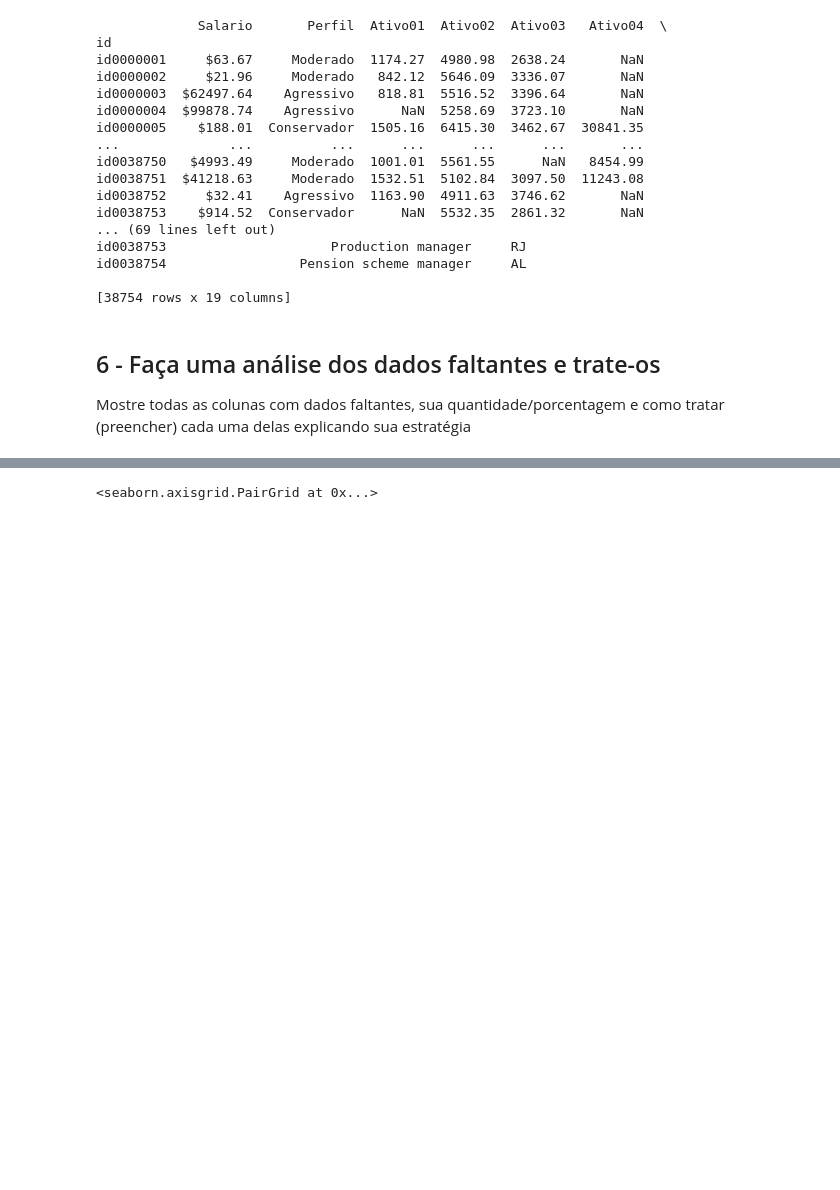
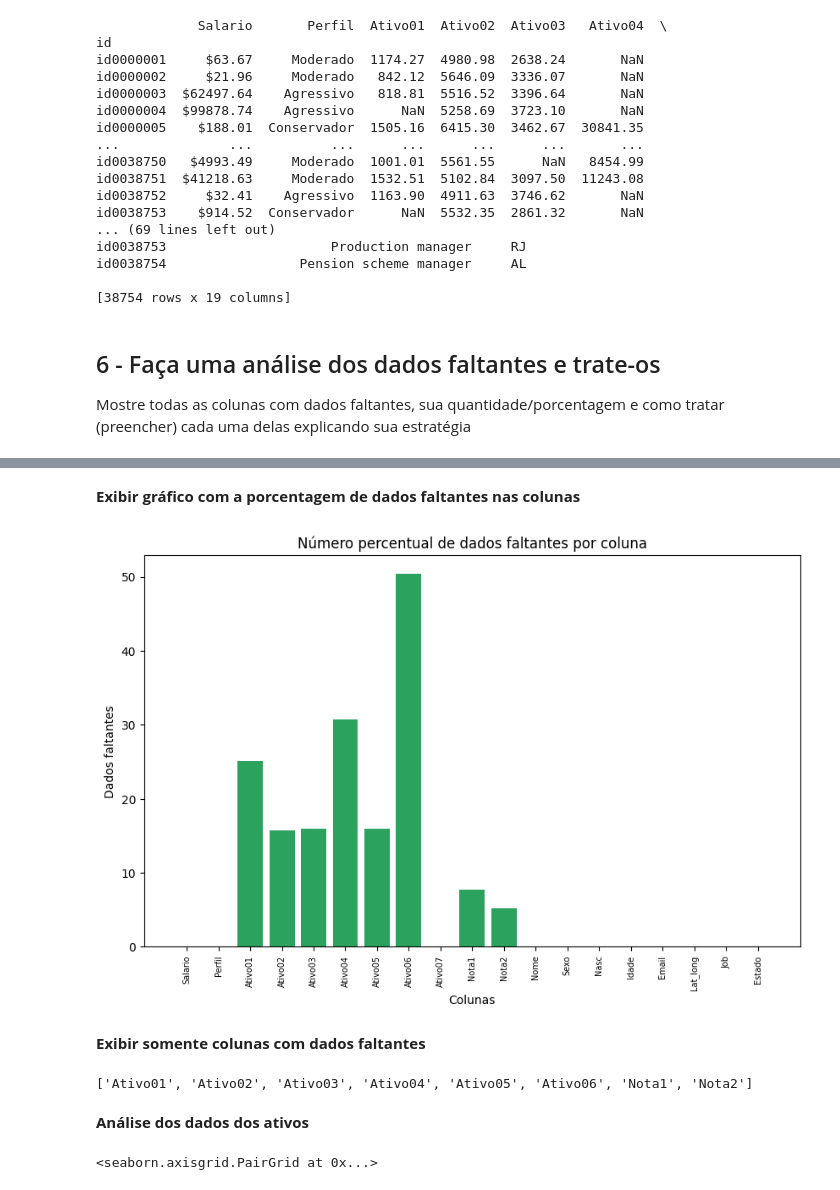
Before and after one commit to castroavila/projeto_aplicado_modulo_3, a Jupyter notebook: Proj 1 - pandas - notebook.ipynb, the cells around one changed output, grey strips where cells are left out. Drawn from its saved outputs; the diff is of its cells as text; code cells hidden in the pictures; blank space fills up the shorter version.

```diff
--- a/Proj 1 - pandas - notebook.ipynb
+++ b/Proj 1 - pandas - notebook.ipynb
@@ -208,3 +190,47 @@ Estado: 0/0.00%
+# %% [markdown]
+**Exibir gráfico com a porcentagem de dados faltantes nas colunas**
+# %%
+import matplotlib.pyplot as plt
+
+def plotar_grafico_nans(dataset):
+    n_linhas = len(dataset) # número total de linhas
+    colunas_nans = dataset.isnull().sum() # número de NaNs por coluna
+
+    labels = colunas_nans.index.to_list()
+    values = colunas_nans.values / n_linhas * 100
+    color = '#2ca25f'
+
+    fig_nulls, ax_nulls = plt.subplots(nrows=1, ncols=1, figsize=(10, 6))
+    ax_nulls.bar(
+        [i for i in range(0, len(labels))],
+        values,
+        color=color,
+    )
+
+    ax_nulls.set_xticks([i for i in range(0, len(labels))])
+    ax_nulls.set_xticklabels(labels, fontsize=7, rotation=90)
+    ax_nulls.set_ylabel('Dados faltantes')
+    ax_nulls.set_xlabel('Colunas')
+    ax_nulls.set_title('Número percentual de dados faltantes por coluna')
+
+plotar_grafico_nans(invest_cadastro)
+# %% [output]
+[figure, added]
+# %% [markdown]
+**Exibir somente colunas com dados faltantes**
+# %%
+def retornar_colunas_nans(dataset):
+    colunas_nans = dataset.isnull().sum()
+    values = colunas_nans.values
+    mascara = (values != 0)
+    lista_colunas_nans_true = pd.Series(colunas_nans.keys())[mascara].tolist()
+    return lista_colunas_nans_true
+
+print(retornar_colunas_nans(invest_cadastro))
+# %% [output]
+['Ativo01', 'Ativo02', 'Ativo03', 'Ativo04', 'Ativo05', 'Ativo06', 'Nota1', 'Nota2']
+# %% [markdown]
+**Análise dos dados dos ativos**
 # %%
 import seaborn as sns
 
```
Also changed, not shown: parts of 31 cells of this notebook.
